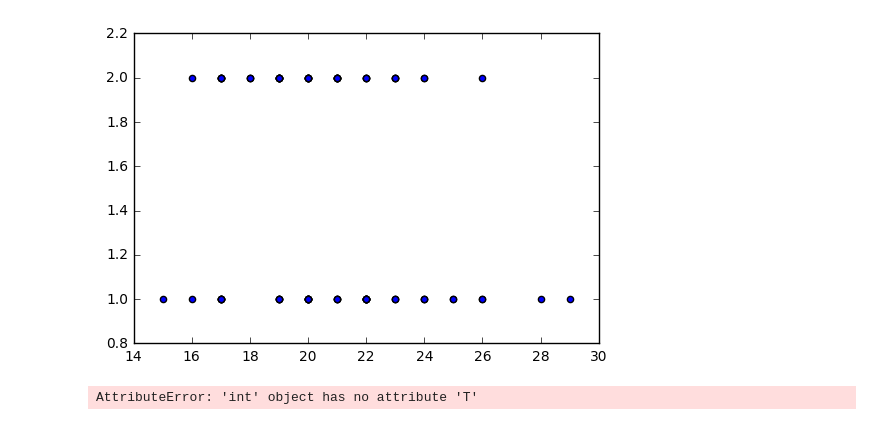
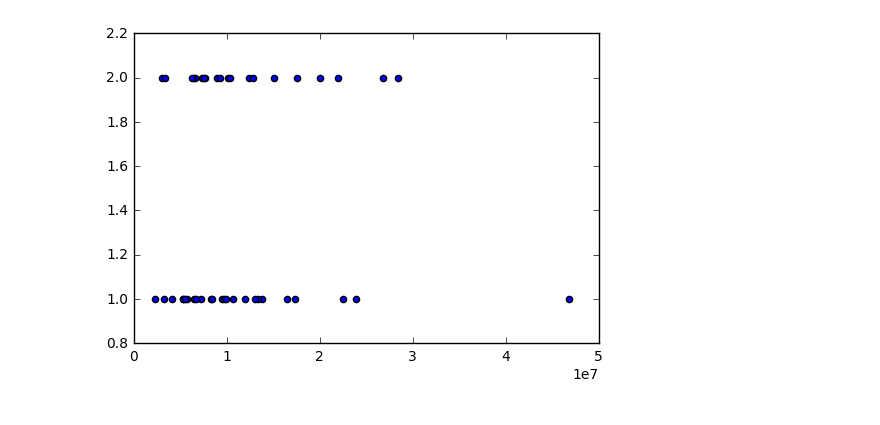
Before and after one commit to rmarren1/jhu-projects, a Jupyter notebook: notes/Sandbox.ipynb, the cells around one changed output. Saved outputs shown, nothing was run; the diff lists cells and outputs as text; code cells hidden in the pictures.

Commit message:
silhouette, correlation, cluster reordering (for blocky correl matrices)

```diff
--- a/notes/Sandbox.ipynb
+++ b/notes/Sandbox.ipynb
@@ -52,4 +72,4 @@ Wall time: 14 ms
 # %%
 %%time
-data = cd.run_function(sim.dtw, data)
+dist = cd.run_function(sim.dtw, data)
 # %% [output]
@@ -59,3 +78,0 @@ Wall time: 45.9 s
-# %%
-%%time
-data = cd.run_function(sim.ap, data)
@@ -65,0 +88,6 @@ Wall time: 696 ms
+# %%
+%%time
+affinity = cd.run_function(basic.neg, dist)
+labels = cd.run_function(sim.ap, affinity)
+ordered = cd.run_function(basic.cluster_sort, zip(data, labels))
+correl = cd.run_function(basic.correl, ordered)
@@ -65,0 +110,4 @@ Wall time: 696 ms
+# %%
+%%time
+sses = cd.run_function(basic.SSE, zip(data, labels))
+ssses = [np.sum(s) for s in sses]
@@ -66,16 +118,6 @@ Wall time: 696 ms
 # %%
 import matplotlib.pyplot as plt
-labels = dx_groups
-plt.scatter(data, labels)
+plt.scatter(ssses, dx_groups)
 plt.show()
 # %% [output]
-[figure, old version]
+[figure, new version]
-# %%
-viz.heatmap_channels(data,
-                     2,
-                     title='Raw Data Heatmap',
-                     xtitle='Timestep',
-                     ytitle='ROI',
-                     ztitle='4D Intensity (mean centered)')
-# %% [output]
-AttributeError: 'int' object has no attribute 'T'
```
Also changed, not shown: parts of 15 cells of this notebook, 2 other files.
